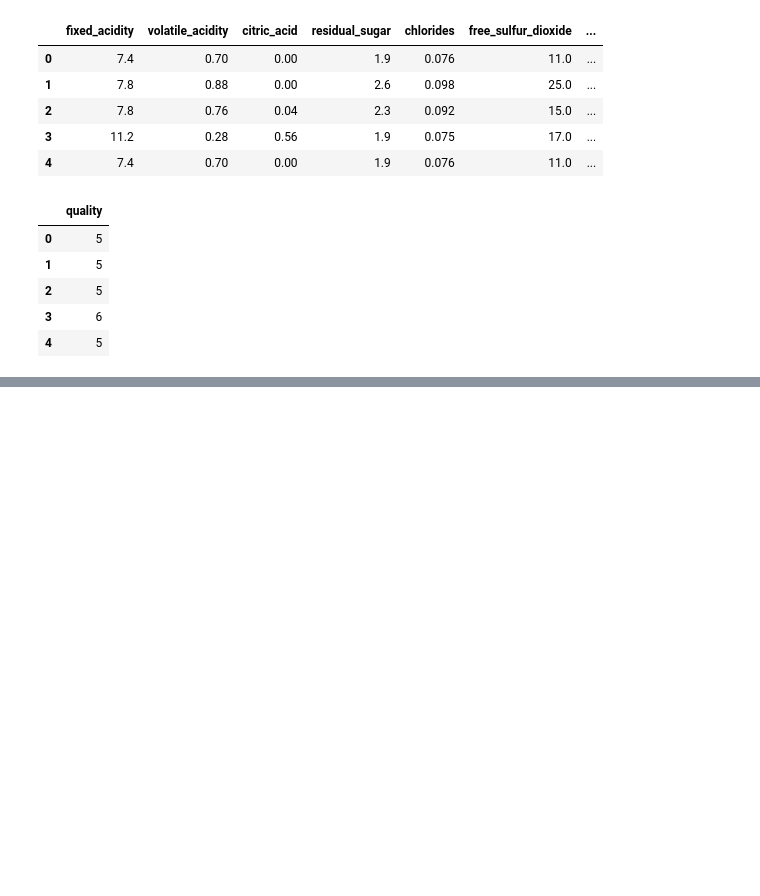
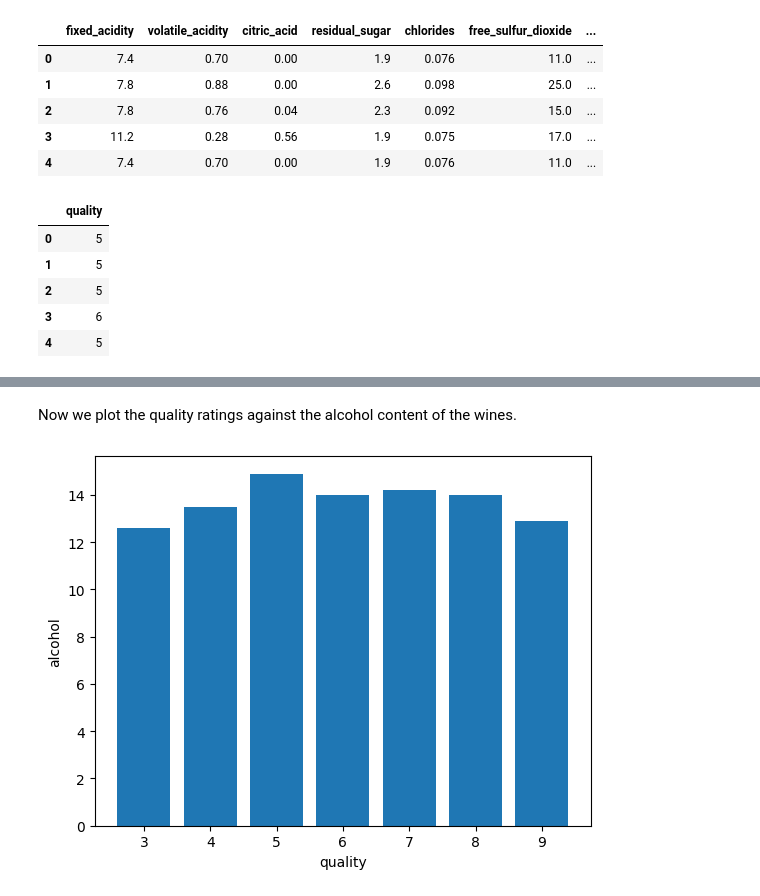
Before and after one commit to IreneCarrasco/AI_and_ML_projects, a Jupyter notebook: Wine_Quality_Prediction_ML.ipynb, the cells around one changed output, grey strips where cells are left out. Drawn from its saved outputs; the diff is of its cells as text; code cells hidden in the pictures; blank space fills up the shorter version.

```diff
--- a/Wine_Quality_Prediction_ML.ipynb
+++ b/Wine_Quality_Prediction_ML.ipynb
@@ -94,0 +155,9 @@ y.head()
+# %% [markdown]
+Now we plot the quality ratings against the alcohol content of the wines.
+# %%
+plt.bar(y['quality'], X['alcohol'])
+plt.xlabel('quality')
+plt.ylabel('alcohol')
+plt.show()
+# %% [output]
+[figure, added]
```
Also changed, not shown: parts of 32 cells of this notebook.
